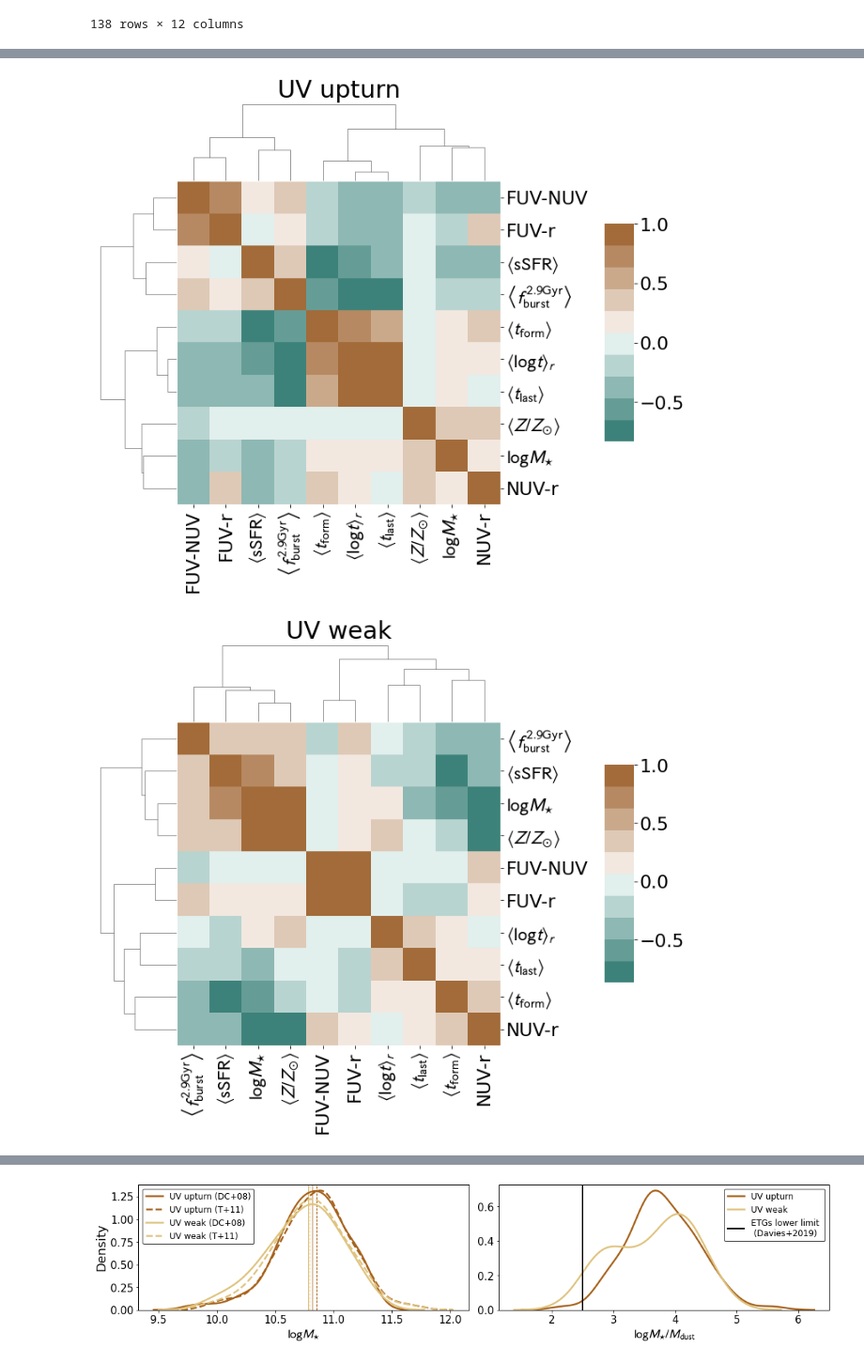
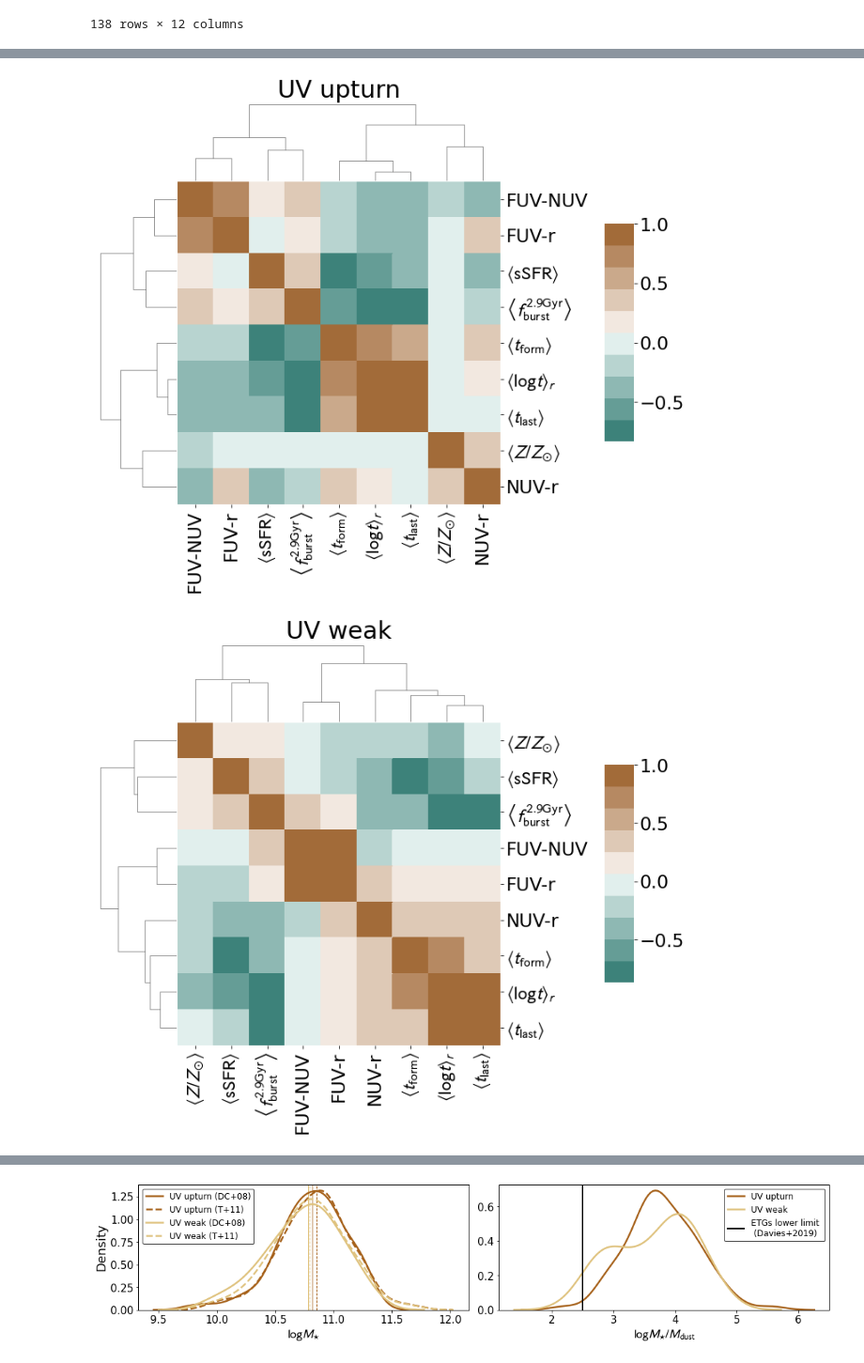
Before and after one commit to mdastro/UVupturn-RSGs, a Jupyter notebook: UV_PSM/PSM_StellarPops_MagPhys.ipynb, the cells around one changed output, grey strips where cells are left out. Shown at 94% size. Cells and saved outputs as stored; diff of their text form; code cells hidden in the pictures.

```diff
--- a/UV_PSM/PSM_StellarPops_MagPhys.ipynb
+++ b/UV_PSM/PSM_StellarPops_MagPhys.ipynb
@@ -631,8 +631,10 @@ heatmap_df
 | 137 | 585358 | UV_WEAK | 6.032000e+10 | 9.682 | 1.005 | ... |
 138 rows × 12 columns
 # %%
-heatmap_upturn = heatmap_df[heatmap_df['UV_CLASS_YI2011']=='UV_UPTURN'].drop(['CATAID', 'UV_CLASS_YI2011'], axis=1)
-heatmap_weak   = heatmap_df[heatmap_df['UV_CLASS_YI2011']=='UV_WEAK'].drop(['CATAID', 'UV_CLASS_YI2011'], axis=1)
+heatmap_upturn = heatmap_df[heatmap_df['UV_CLASS_YI2011']=='UV_UPTURN'].drop(['CATAID', 'UV_CLASS_YI2011',
+                                                                              'mass_stellar_best_fit'], axis=1)
+heatmap_weak   = heatmap_df[heatmap_df['UV_CLASS_YI2011']=='UV_WEAK'].drop(['CATAID', 'UV_CLASS_YI2011',
+                                                                            'mass_stellar_best_fit'], axis=1)
 # %%
 htm_upturn = heatmap_df[heatmap_df['UV_CLASS_YI2011']=='UV_UPTURN']
 htm_weak   = heatmap_df[heatmap_df['UV_CLASS_YI2011']=='UV_WEAK']
@@ -715,17 +721,15 @@ ax.ax_heatmap.yaxis.set_ticklabels(['FUV-NUV',
                                     r"$\left< \log t \right>_{r}$",
                                     r"$\left< t_{\rm{last}} \right>$",
                                     r"$\left< Z/Z_{\odot} \right>$",
-                                    r"$\logM_{\star}}$",
                                     'NUV-r'])
 ax.ax_heatmap.xaxis.set_ticklabels(['FUV-NUV',
                                     'FUV-r',
                                     r"$\left< \rm{sSFR} \right>$",
                                     r"$\left< f_{\rm{burst}}^{2.9\rm{Gyr}} \right>$",
                                     r"$\left< t_{\rm{form}} \right>$",
-                                    r"$\left<\log t\right>_{r}$",
+                                    r"$\left< \log t \right>_{r}$",
                                     r"$\left< t_{\rm{last}} \right>$",
-                                    r"$\left<Z/Z_{\odot}\right>$",
-                                    r"$\logM_{\star}}$",
+                                    r"$\left< Z/Z_{\odot} \right>$",
                                     'NUV-r'])
 ax.ax_cbar.set_position(pos=[0.73, 0.5, 0.04, 0.3], which='both')
 ax.ax_heatmap.set_title("UV upturn", pad=100)
@@ -733,37 +737,35 @@ plt.savefig(os.path.join(psm_path, 'clustermap_upturn.pdf'))
 plt.savefig(os.path.join(psm_path, 'clustermap_upturn.png'))
 plt.show()
 # %% [output]
-[figure, old version]
+[figure, new version]
 # %%
 plt.rcParams.update(plotpars_cmp)
 ax = sns.clustermap(data=heatmap_weak.corr(method='spearman'), cmap=cmap, figsize=(12,12))
-ax.ax_heatmap.yaxis.set_ticklabels([r"$\left< f_{\rm{burst}}^{2.9\rm{Gyr}} \right>$",
+ax.ax_heatmap.yaxis.set_ticklabels([r"$\left<Z/Z_{\odot}\right>$",
                                     r"$\left< \rm{sSFR} \right>$",
-                                    r"$\logM_{\star}}$",
-                                    r"$\left<Z/Z_{\odot}\right>$",
+                                    r"$\left< f_{\rm{burst}}^{2.9\rm{Gyr}} \right>$",
                                     'FUV-NUV',
                                     'FUV-r',
+                                    'NUV-r',
+                                    r"$\left< t_{\rm{form}} \right>$",
                                     r"$\left< \log t \right>_{r}$",
-                                    r"$\left< t_{\rm{last}} \right>$",
-                                    r"$\left< t_{\rm{form}} \right>$",
-                                    'NUV-r'])
-ax.ax_heatmap.xaxis.set_ticklabels([r"$\left< f_{\rm{burst}}^{2.9\rm{Gyr}} \right>$",
+                                    r"$\left< t_{\rm{last}} \right>$"])
+ax.ax_heatmap.xaxis.set_ticklabels([r"$\left<Z/Z_{\odot}\right>$",
                                     r"$\left< \rm{sSFR} \right>$",
-                                    r"$\log M_{\star}}$",
-                                    r"$\left< Z/Z_{\odot} \right>$",
+                                    r"$\left< f_{\rm{burst}}^{2.9\rm{Gyr}} \right>$",
                                     'FUV-NUV',
                                     'FUV-r',
+                                    'NUV-r',
+                                    r"$\left< t_{\rm{form}} \right>$",
                                     r"$\left< \log t \right>_{r}$",
-                                    r"$\left< t_{\rm{last}} \right>$",
-                                    r"$\left< t_{\rm{form}} \right>$",
-                                    'NUV-r'])
+                                    r"$\left< t_{\rm{last}} \right>$"])
 ax.ax_cbar.set_position(pos=[0.73, 0.5, 0.04, 0.3], which='both')
 ax.ax_heatmap.set_title("UV weak", pad=100)
 plt.savefig(os.path.join(psm_path, 'clustermap_weak.pdf'))
 plt.savefig(os.path.join(psm_path, 'clustermap_weak.png'))
 plt.show()
 # %% [output]
-[figure, old version]
+[figure, new version]
 # %%
 heatmap_upturn.corr(method='spearman').round(decimals=2)
 # %% [output]
```
Also changed, not shown: parts of 4 cells of this notebook.
